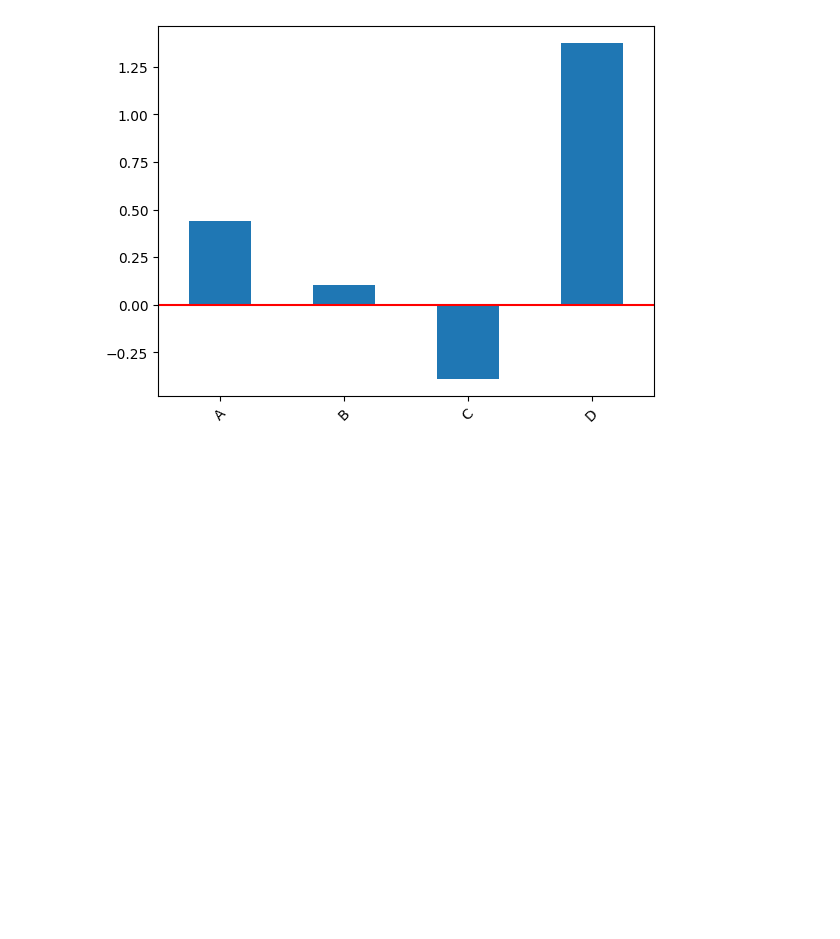
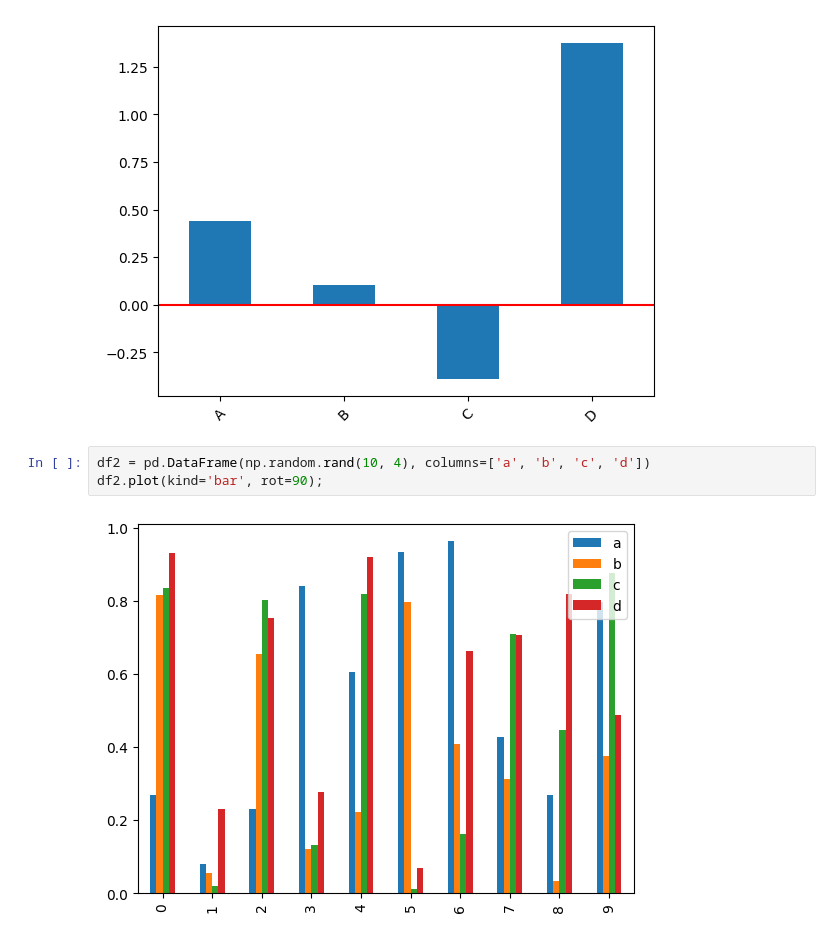
Before and after one commit to Votr2x/CODERS, a Jupyter notebook: Resources/Python/Visualization.ipynb, the cells around one changed output. Saved outputs shown, nothing was run; the diff lists cells and outputs as text; blank space fills up the shorter version.

```diff
--- a/Resources/Python/Visualization.ipynb
+++ b/Resources/Python/Visualization.ipynb
@@ -14,3 +14,8 @@ plt.axhline(0, color='r') #Creating an line on y = 0 with red color
 plt.show()
 # %% [output]
 [figure]
+# %%
+df2 = pd.DataFrame(np.random.rand(10, 4), columns=['a', 'b', 'c', 'd'])
+df2.plot(kind='bar', rot=90);
+# %% [output]
+[figure, added]
```
Also changed, not shown: parts of 2 cells of this notebook.
